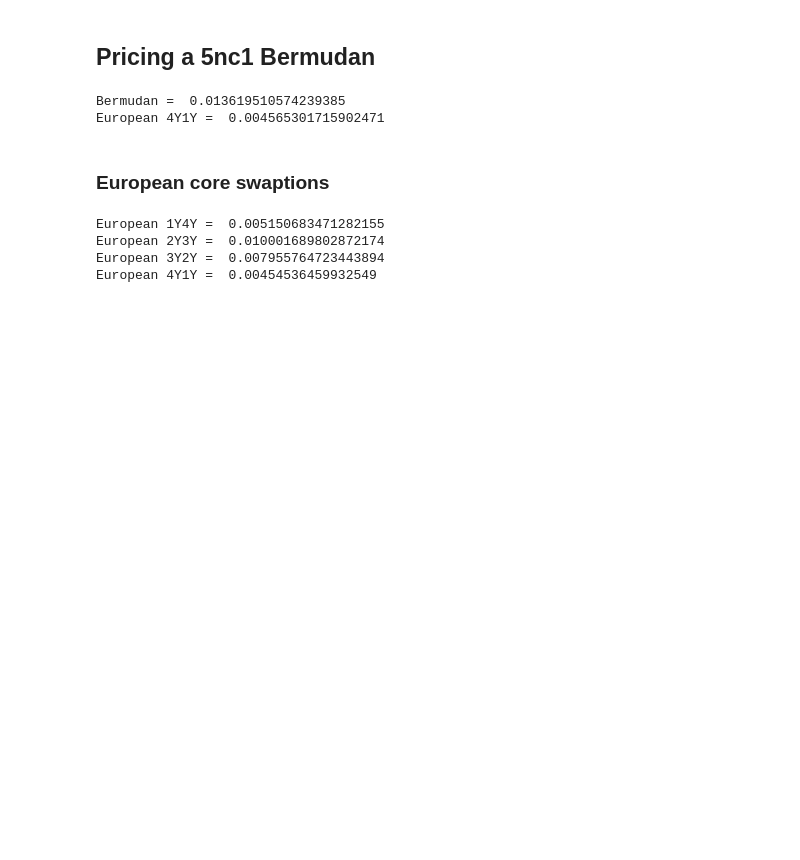
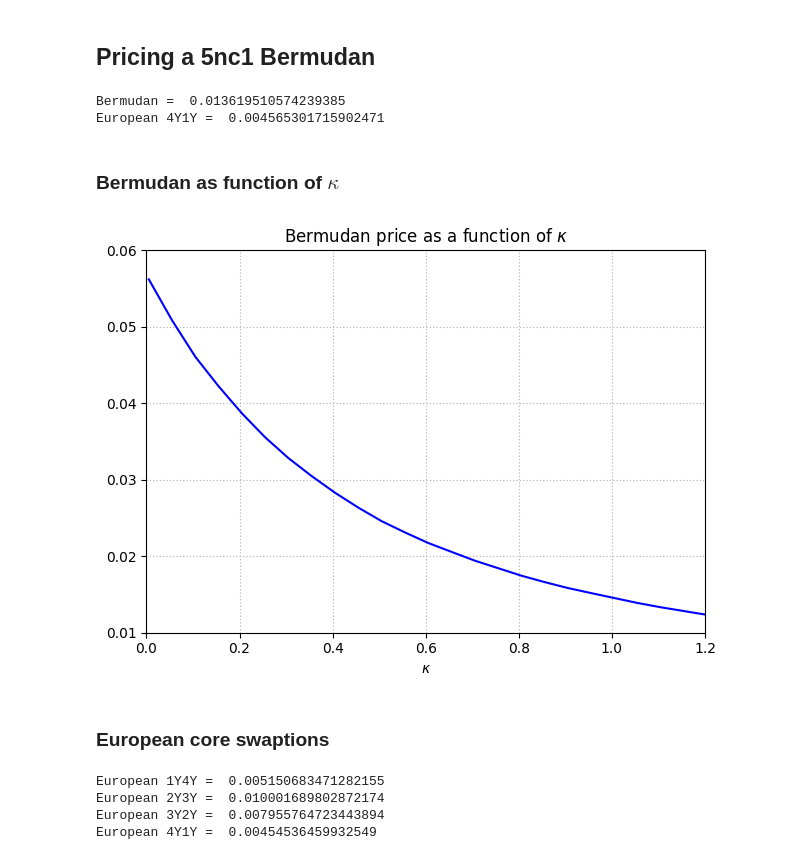
Before and after one commit to MikkelKeinicke/Thesis, a Jupyter notebook: 5nc1_bermudan.ipynb, the cells around one changed output. Saved outputs shown, nothing was run; the diff lists cells and outputs as text; code cells hidden in the pictures; blank space fills up the shorter version.

```diff
--- a/5nc1_bermudan.ipynb
+++ b/5nc1_bermudan.ipynb
@@ -1241,6 +1241,29 @@ print("European 4Y1Y = ", european)
 # %% [output]
 Bermudan =  0.013619510574239385
 European 4Y1Y =  0.004565301715902471
+# %% [markdown]
+### Bermudan as function of $\kappa$
+# %%
+bermudan_prices = []
+kappas = np.arange(0.005,1.25,0.05)
+
+for i in range(len(kappas)):
+    kappa = kappas[i]
+    bermudan_prices.append(bermudan_price(K, kappa, theta, dt, paths, lambd_calibrated, eta_calibrated, b_calibrated, swaprate_strips, cubic_swap_curve)[0])
+
+fig, ax = plt.subplots()
+
+ax.set_xlim(0, 1.2)
+ax.set_ylim(0.01, 0.06)
+ax.set_yticks(np.arange(0.01, 0.07, 0.01))
+ax.grid(ls = (0,(1,2)))
+ax.set_title('Bermudan price as a function of $\kappa$')
+plt.plot(kappas, bermudan_prices, color='b')
+plt.xlabel('$\kappa$')
+fig.tight_layout()
+plt.show()
+# %% [output]
+[figure, added]
 # %% [markdown]
 ### European core swaptions
 # %%
```
Also changed, not shown: parts of 1 cell of this notebook.
